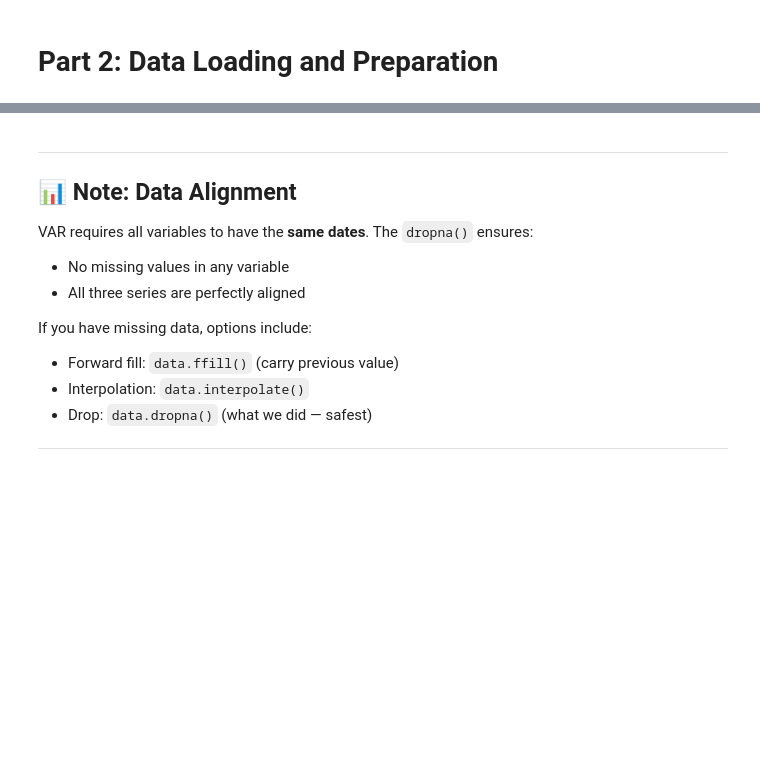
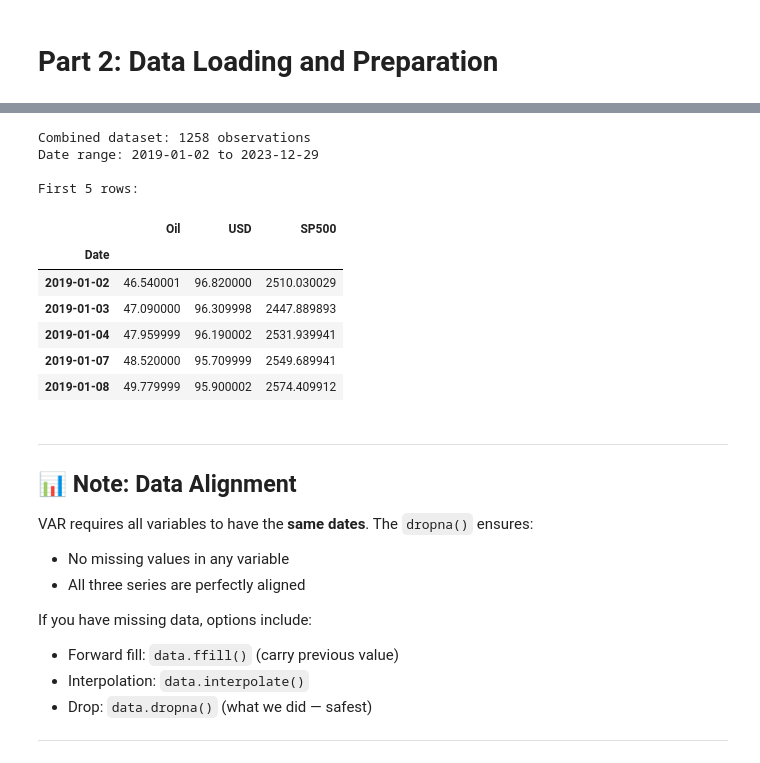
Before and after one commit to joeyedi1/crudearima, a Jupyter notebook: notebooks/var_practice.ipynb, the cells around one changed output, grey strips where cells are left out. Saved outputs shown, nothing was run; the diff lists cells and outputs as text; code cells hidden in the pictures; blank space fills up the shorter version.

```diff
--- a/notebooks/var_practice.ipynb
+++ b/notebooks/var_practice.ipynb
@@ -136,20 +143,29 @@ print(f"S&P500 data points: {len(sp500)}")
 # %%
-# Combine into single DataFrame
-# IMPORTANT: Use inner join to keep only dates where ALL variables have data
+# Combine using concat (handles DataFrames correctly)
+data = pd.concat([oil, usd, sp500], axis=1)
 
-data = pd.DataFrame({
-    'Oil': oil,
-    'USD': usd,
-    'SP500': sp500
-})
+# Rename columns to be clean
+data.columns = ['Oil', 'USD', 'SP500']
 
 # Drop any rows with missing values
 data = data.dropna()
 
 print(f"\nCombined dataset: {len(data)} observations")
 print(f"Date range: {data.index[0].date()} to {data.index[-1].date()}")
 print(f"\nFirst 5 rows:")
 data.head()
+# %% [output]
+Combined dataset: 1258 observations
+Date range: 2019-01-02 to 2023-12-29
+
+First 5 rows:
+|  | Oil | USD | SP500 |
+| Date |  |  |  |
+| 2019-01-02 | 46.540001 | 96.820000 | 2510.030029 |
+| 2019-01-03 | 47.090000 | 96.309998 | 2447.889893 |
+| 2019-01-04 | 47.959999 | 96.190002 | 2531.939941 |
+| 2019-01-07 | 48.520000 | 95.709999 | 2549.689941 |
+| 2019-01-08 | 49.779999 | 95.900002 | 2574.409912 |
 # %% [markdown]
 ---
 
```
Also changed, not shown: parts of 15 cells of this notebook.
